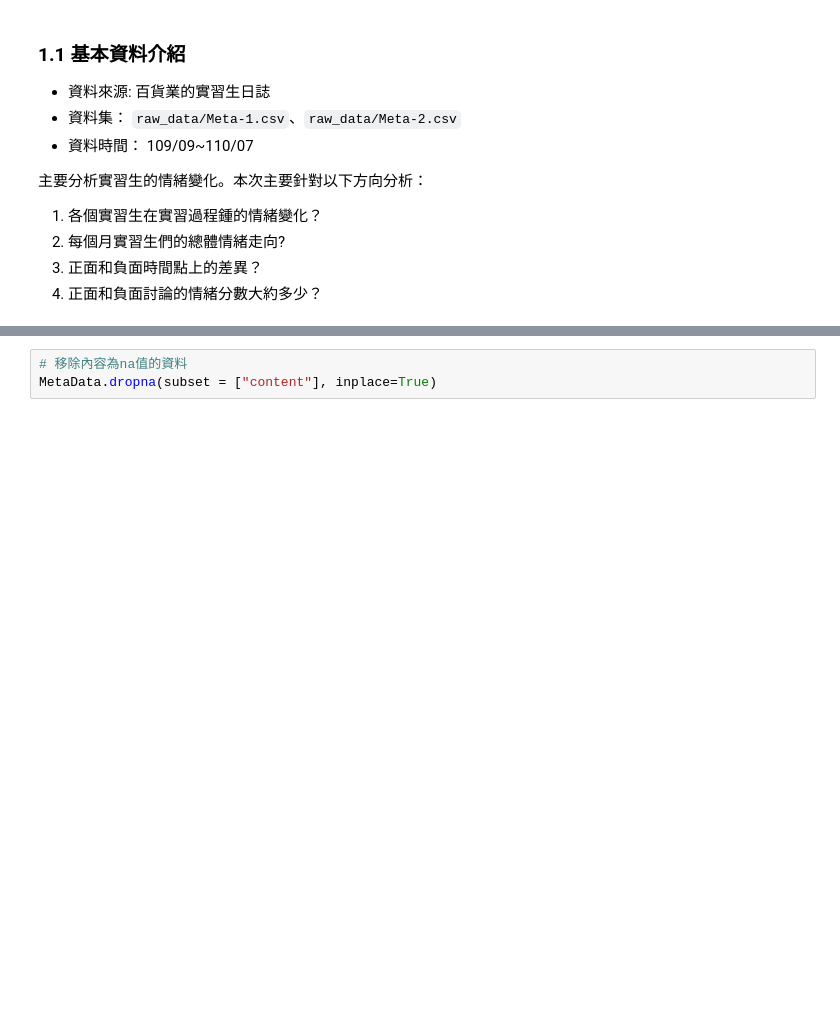
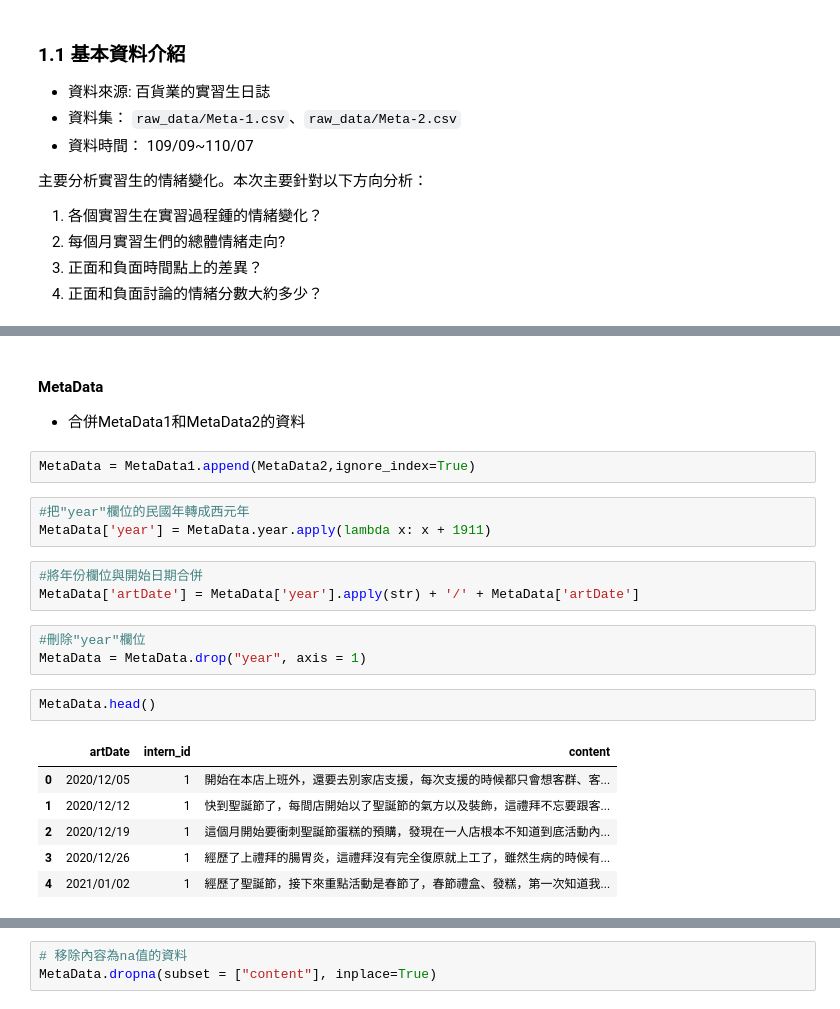
Before and after one commit to oraclekaia/social_media_analysis_mid-, a Jupyter notebook: ver1.ipynb, the cells around one changed output, grey strips where cells are left out. Drawn from its saved outputs; the diff is of its cells as text; blank space fills up the shorter version.

```diff
--- a/ver1.ipynb
+++ b/ver1.ipynb
@@ -78 +108,24 @@ MetaData.head(3)
+# %% [markdown]
+#### MetaData
+- 合併MetaData1和MetaData2的資料
+# %%
+MetaData = MetaData1.append(MetaData2,ignore_index=True)
+# %%
+#把"year"欄位的民國年轉成西元年
+MetaData['year'] = MetaData.year.apply(lambda x: x + 1911)
+# %%
+#將年份欄位與開始日期合併
+MetaData['artDate'] = MetaData['year'].apply(str) + '/' + MetaData['artDate']
+# %%
+#刪除"year"欄位
+MetaData = MetaData.drop("year", axis = 1)
+# %%
+MetaData.head()
+# %% [output]
+|  | artDate | intern_id | content |
+| 0 | 2020/12/05 | 1 | 開始在本店上班外，還要去別家店支援，每次支援的時候都只會想客群、客... |
+| 1 | 2020/12/12 | 1 | 快到聖誕節了，每間店開始以了聖誕節的氣方以及裝飾，這禮拜不忘要跟客... |
+| 2 | 2020/12/19 | 1 | 這個月開始要衝刺聖誕節蛋糕的預購，發現在一人店根本不知道到底活動內... |
+| 3 | 2020/12/26 | 1 | 經歷了上禮拜的腸胃炎，這禮拜沒有完全復原就上工了，雖然生病的時候有... |
+| 4 | 2021/01/02 | 1 | 經歷了聖誕節，接下來重點活動是春節了，春節禮盒、發糕，第一次知道我... |
 # %% [markdown]
```
Also changed, not shown: parts of 28 cells of this notebook, 1 other file.
